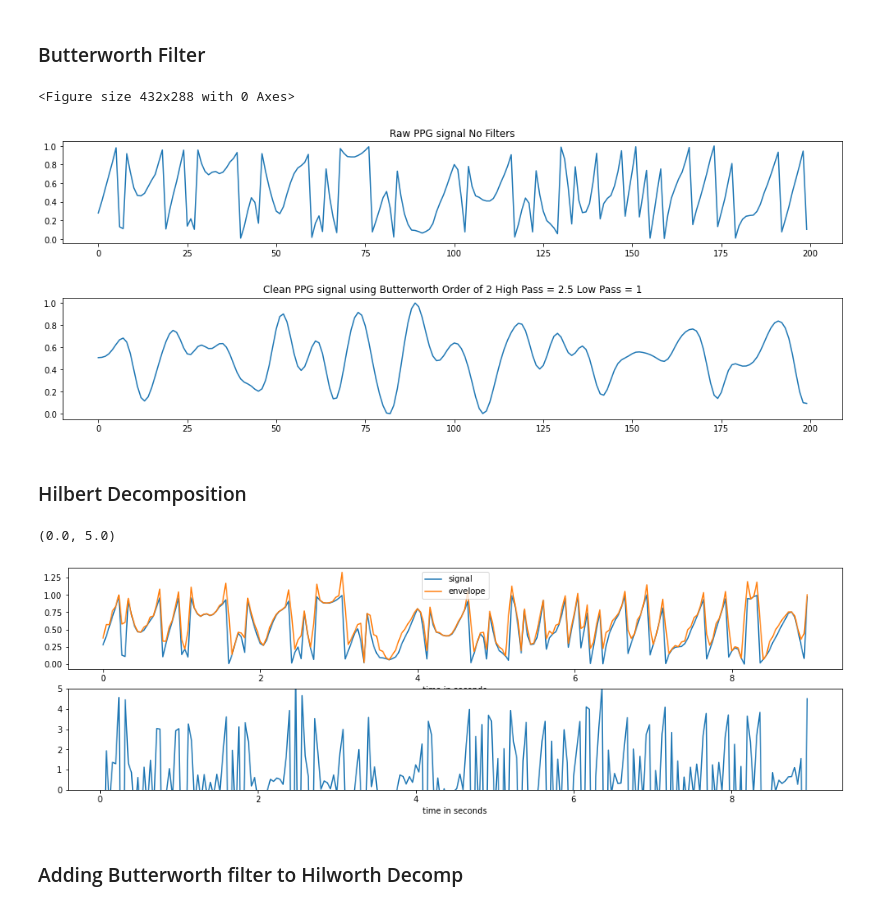
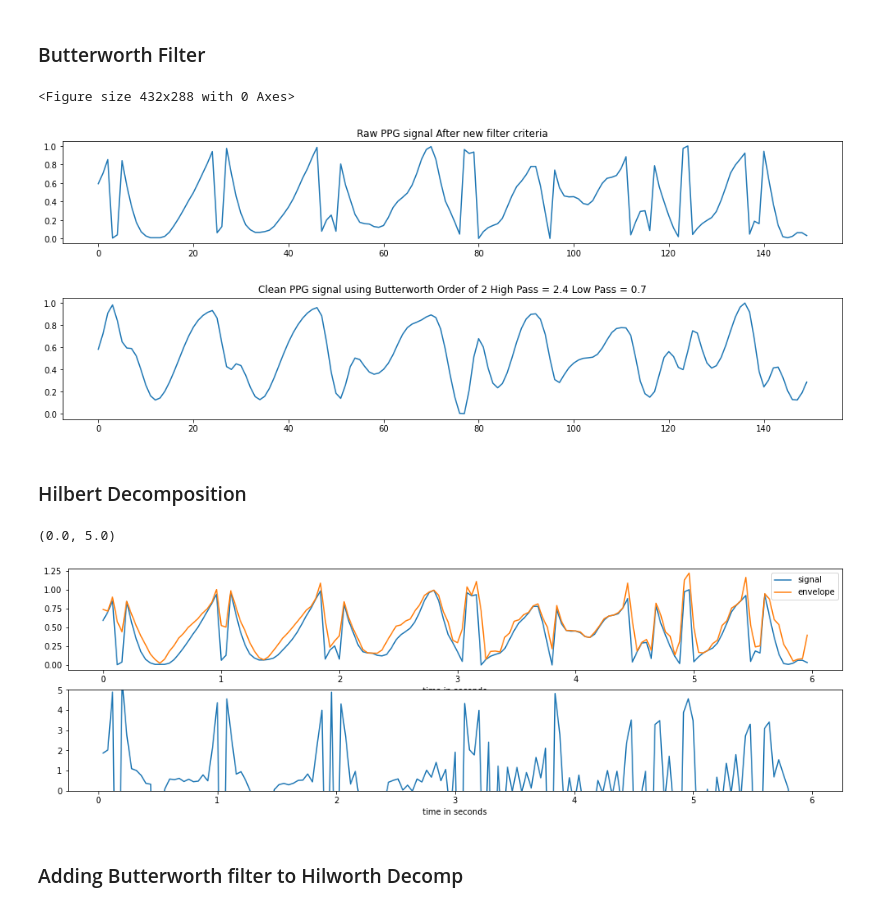
Before and after one commit to gaurav-95/PPG, a Jupyter notebook: Analyze_PPG.ipynb, the cells around one changed output. Cells and saved outputs as stored; diff of their text form; code cells hidden in the pictures.

Commit message:
added new logic for filter

```diff
--- a/Analyze_PPG.ipynb
+++ b/Analyze_PPG.ipynb
@@ -9,7 +9,7 @@ from dateutil.tz import gettz
 from datetime import timedelta
 import json
 # %%
-timediff=9
+timediff=5
 # %%
 now = datetime.now(tz=gettz('Asia/Kolkata'))
 prev = now - timedelta(seconds=timediff)
@@ -211,5 +211,6 @@ print(len(ppg_l), len(ppg_l), len(l))
 ppgrec = pd.DataFrame(zip(l, ppg_l, ppg_h,  times), columns=['serial','ppg_l', 'ppg_h',  "timestamp"])
 ppgrec = ppgrec.astype({"ppg_l":'float', "ppg_h":'float'})
 ppgrec['val'] = ppgrec['ppg_l']*128 + ppgrec['ppg_h']
+ppgrec['fil'] = ppgrec['val']*18.3/128.0/1000.0 + 0.06  ## X *18.3/128.0/1000.0 + 0.06;(X represents the data ）
 print(ppgrec)
 # %% [output]
@@ -262,7 +264,7 @@ plt.show()
 # %% [markdown]
 # Get the readings column and optionally make it decimal (Divide by 128)
 # %%
-readings=ppgrec['val']#*0.0078125
+readings=ppgrec['fil']#*0.0078125
 plt.figure(figsize=(17,6))
 plt.plot(readings)
 # %% [output]
@@ -425,27 +427,28 @@ def final_filter(data, fs, order):
 # %%
 fs = 25
 ## Order of five works well with ECG signals
 cutoff_high = 2.4
 cutoff_low = 0.7
 powerline = 1
 order = 2
 
 plt.figure(1)
 plt.figure(figsize=(17, 5))
 ax1 = plt.subplot(211)
 plt.plot(readings[0:200])
-ax1.set_title("Raw PPG signal No Filters")
+ax1.set_title("Raw PPG signal After new filter criteria")
 
 filter_signal = final_filter(readings, fs, order)
 filter_signal = normalize(filter_signal)
 ax2 = plt.subplot(212)
 plt.plot(filter_signal[0:200])
-ax2.set_title("Clean PPG signal using Butterworth Order of 2 High Pass = 2.5 Low Pass = 1")
+title="Clean PPG signal using Butterworth Order of "+str(order)+ " High Pass = "+ str(cutoff_high) + " Low Pass = "+ str(cutoff_low)
+ax2.set_title(title)
 plt.show()
 # %% [output]
 <Figure size 432x288 with 0 Axes>
-[figure, old version]
+[figure, new version]
-[figure, old version]
+[figure, new version]
 # %% [markdown]
 ### Hilbert Decomposition
 # %%
@@ -475,7 +478,7 @@ ax1.set_xlabel("time in seconds")
 ax1.set_ylim(0.0, 5.0)
 # %% [output]
 (0.0, 5.0)
-[figure, old version]
+[figure, new version]
 # %% [markdown]
 ### Adding Butterworth filter to Hilworth Decomp
 # %%
```
Also changed, not shown: parts of 35 cells of this notebook.
